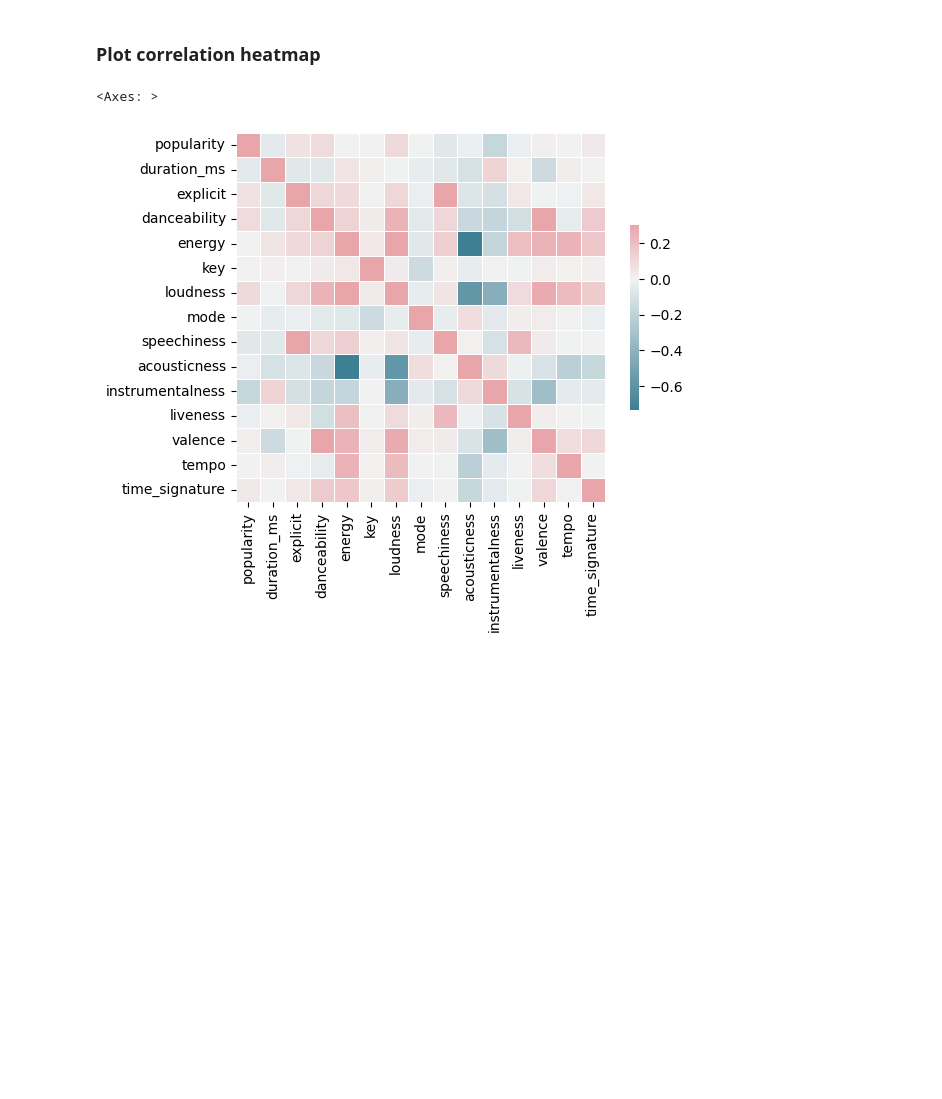
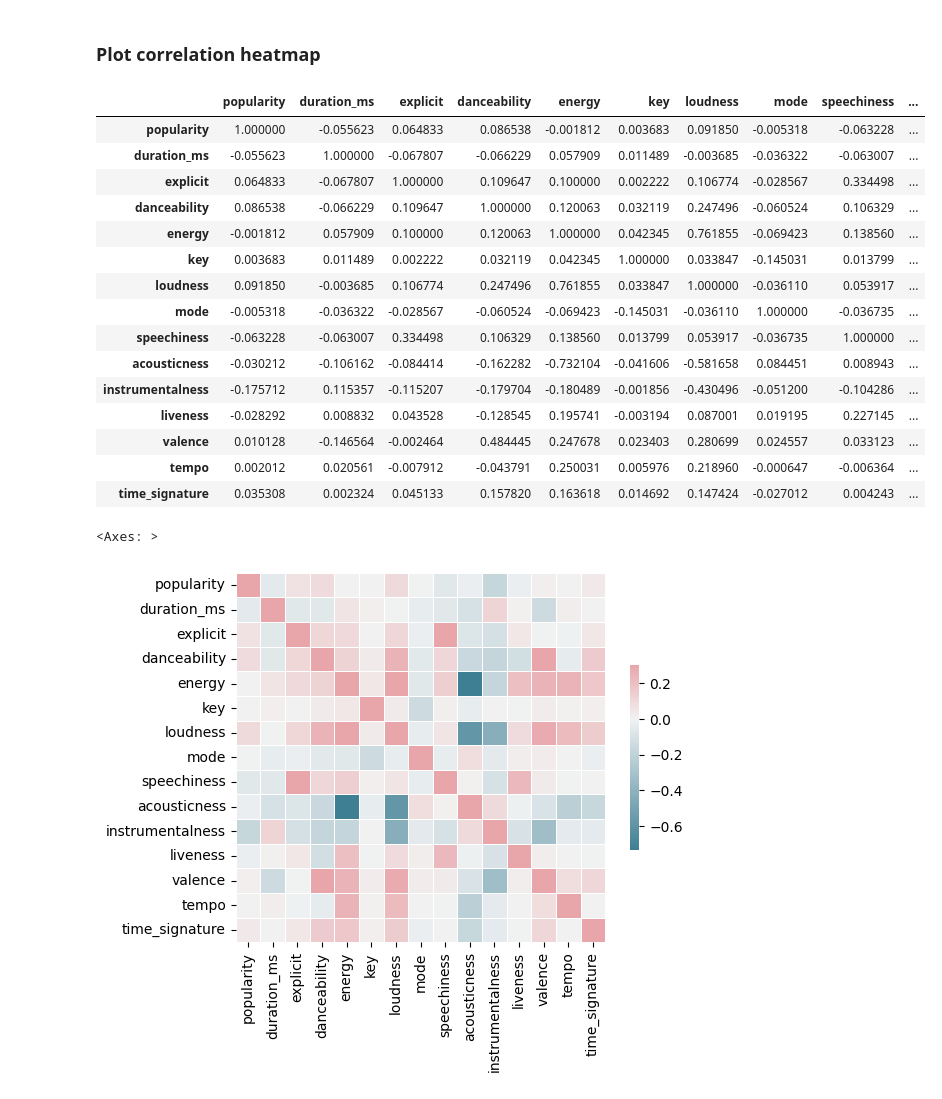
Before and after one commit to diivien/Music-Popularity-Prediction, a Jupyter notebook: Exploratory Data Analysis.ipynb, the cells around one changed output. Saved outputs shown, nothing was run; the diff lists cells and outputs as text; code cells hidden in the pictures; blank space fills up the shorter version.

```diff
--- a/Exploratory Data Analysis.ipynb
+++ b/Exploratory Data Analysis.ipynb
@@ -31,5 +43,24 @@ df.head(10)
 # %% [markdown]
 ### Plot correlation heatmap
+# %%
+df.drop(['track_genre'],axis=1).corr()
+# %% [output]
+|  | popularity | duration_ms | explicit | danceability | energy | key | loudness | mode | speechiness | ... |
+| popularity | 1.000000 | -0.055623 | 0.064833 | 0.086538 | -0.001812 | 0.003683 | 0.091850 | -0.005318 | -0.063228 | ... |
+| duration_ms | -0.055623 | 1.000000 | -0.067807 | -0.066229 | 0.057909 | 0.011489 | -0.003685 | -0.036322 | -0.063007 | ... |
+| explicit | 0.064833 | -0.067807 | 1.000000 | 0.109647 | 0.100000 | 0.002222 | 0.106774 | -0.028567 | 0.334498 | ... |
+| danceability | 0.086538 | -0.066229 | 0.109647 | 1.000000 | 0.120063 | 0.032119 | 0.247496 | -0.060524 | 0.106329 | ... |
+| energy | -0.001812 | 0.057909 | 0.100000 | 0.120063 | 1.000000 | 0.042345 | 0.761855 | -0.069423 | 0.138560 | ... |
+| key | 0.003683 | 0.011489 | 0.002222 | 0.032119 | 0.042345 | 1.000000 | 0.033847 | -0.145031 | 0.013799 | ... |
+| loudness | 0.091850 | -0.003685 | 0.106774 | 0.247496 | 0.761855 | 0.033847 | 1.000000 | -0.036110 | 0.053917 | ... |
+| mode | -0.005318 | -0.036322 | -0.028567 | -0.060524 | -0.069423 | -0.145031 | -0.036110 | 1.000000 | -0.036735 | ... |
+| speechiness | -0.063228 | -0.063007 | 0.334498 | 0.106329 | 0.138560 | 0.013799 | 0.053917 | -0.036735 | 1.000000 | ... |
+| acousticness | -0.030212 | -0.106162 | -0.084414 | -0.162282 | -0.732104 | -0.041606 | -0.581658 | 0.084451 | 0.008943 | ... |
+| instrumentalness | -0.175712 | 0.115357 | -0.115207 | -0.179704 | -0.180489 | -0.001856 | -0.430496 | -0.051200 | -0.104286 | ... |
+| liveness | -0.028292 | 0.008832 | 0.043528 | -0.128545 | 0.195741 | -0.003194 | 0.087001 | 0.019195 | 0.227145 | ... |
+| valence | 0.010128 | -0.146564 | -0.002464 | 0.484445 | 0.247678 | 0.023403 | 0.280699 | 0.024557 | 0.033123 | ... |
+| tempo | 0.002012 | 0.020561 | -0.007912 | -0.043791 | 0.250031 | 0.005976 | 0.218960 | -0.000647 | -0.006364 | ... |
+| time_signature | 0.035308 | 0.002324 | 0.045133 | 0.157820 | 0.163618 | 0.014692 | 0.147424 | -0.027012 | 0.004243 | ... |
 # %%
 cmap = sns.diverging_palette(220,10, as_cmap =True)
 sns.heatmap(df.drop(['track_genre'],axis=1).corr(), vmax=.3,center=0,square = True, linewidths = .5,cbar_kws={"shrink":.5},cmap = cmap)
```
Also changed, not shown: parts of 1 cell of this notebook.
